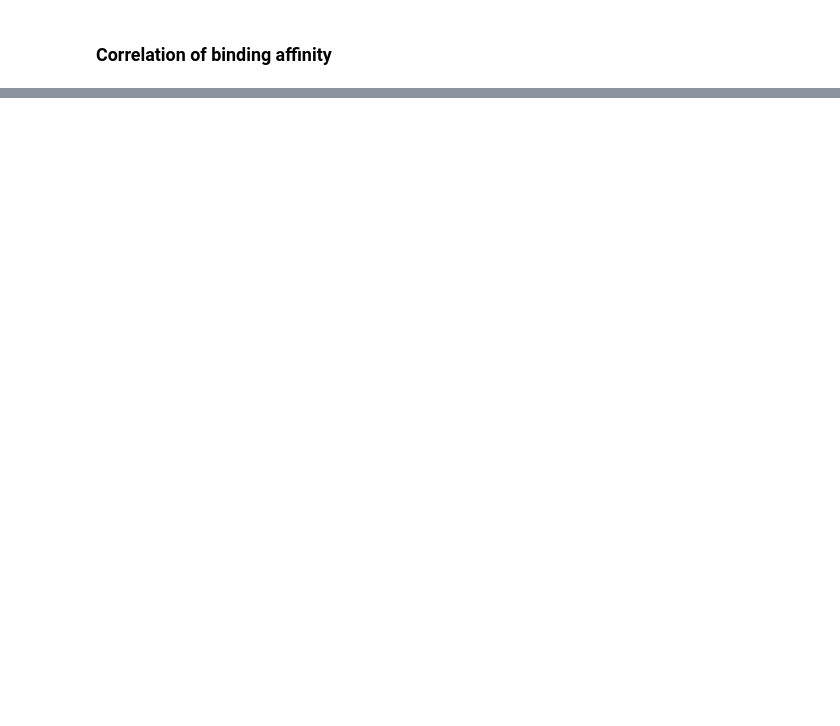
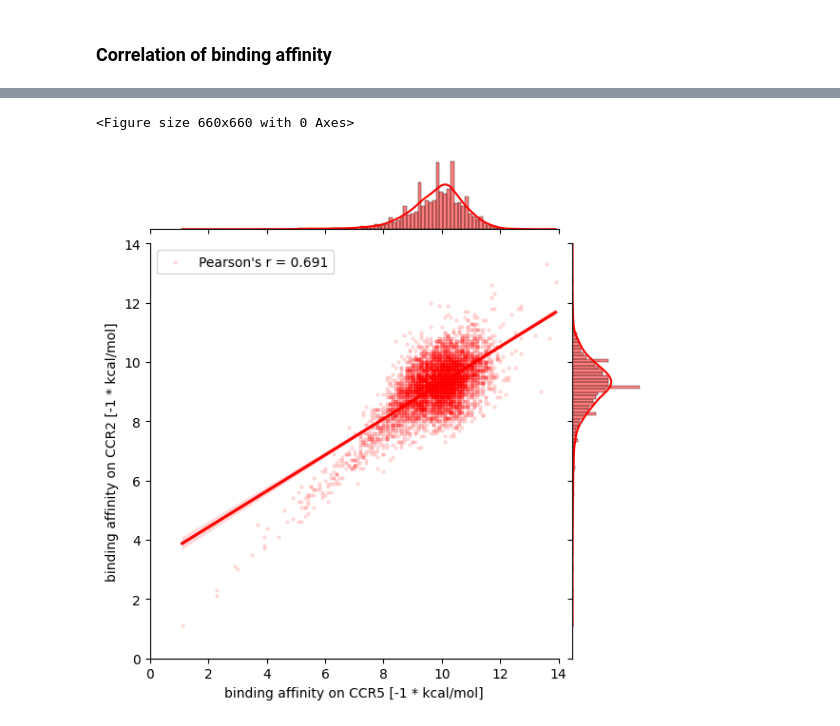
Before and after one commit to Munchic/tinymolecule, a Jupyter notebook: analysis/baff_off_target.ipynb, the cells around one changed output, grey strips where cells are left out. Drawn from its saved outputs; the diff is of its cells as text; code cells hidden in the pictures; blank space fills up the shorter version.

```diff
--- a/analysis/baff_off_target.ipynb
+++ b/analysis/baff_off_target.ipynb
@@ -86,0 +139,18 @@ plt.show()
+# %%
+plt.figure(figsize=(2, 2), dpi=330)
+
+x = combined_logs["affin_kcal_mol-1_1_x"] * (-1)
+y = combined_logs["affin_kcal_mol-1_1_y"] * (-1)
+r = stats.pearsonr(x, y)[0]
+
+sns.jointplot(x, y, kind="reg", label=f"Pearson's r = {round(r, 3)}", color="red", scatter_kws={"alpha": 0.1, "s": 5})
+
+plt.xlabel(f"binding affinity on CCR5 [-1 * kcal/mol]")
+plt.ylabel(f"binding affinity on CCR2 [-1 * kcal/mol]")
+plt.ylim(0, 14)
+plt.xlim(0, 14)
+plt.legend()
+plt.show()
+# %% [output]
+<Figure size 660x660 with 0 Axes>
+[figure, added]
```
Also changed, not shown: parts of 12 cells of this notebook, 7 other files.
